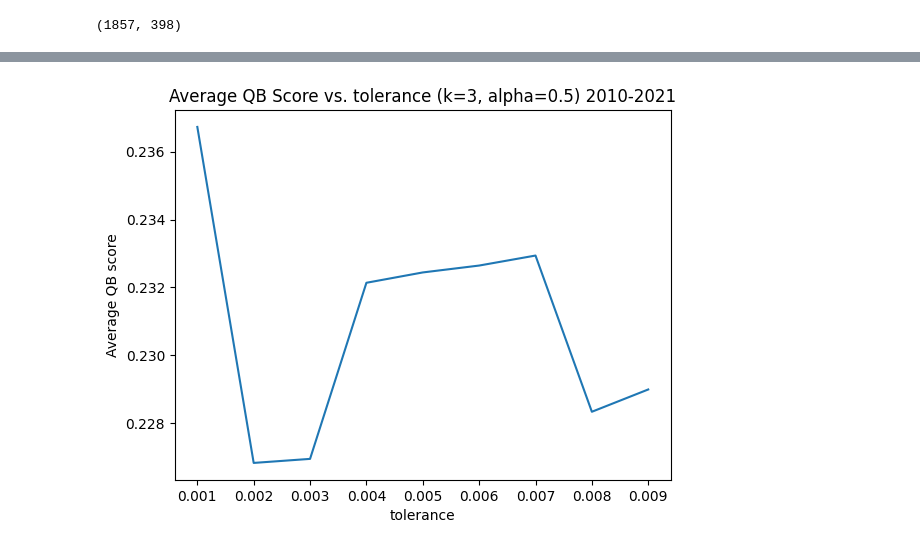
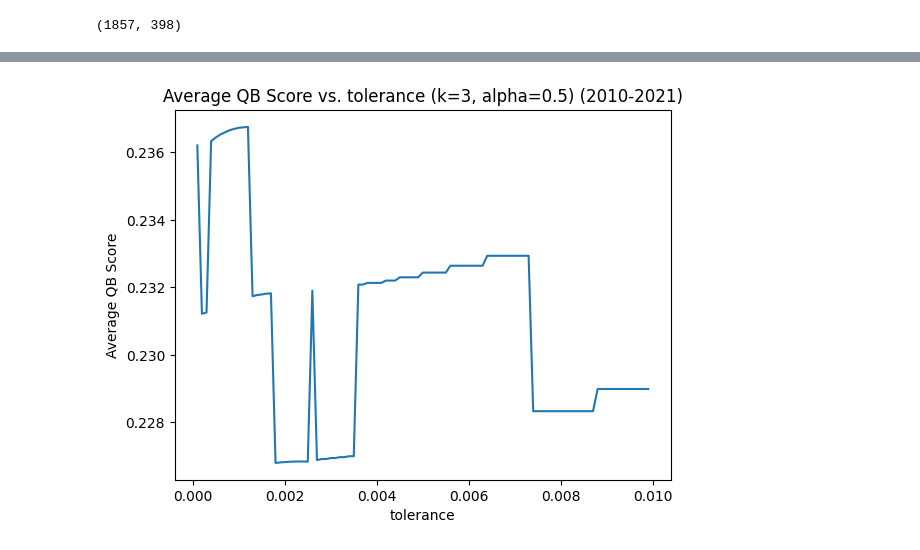
Before and after one commit to ChristopheBrown/nfl-ml, a Jupyter notebook: nfl_receiver-passer_pairs/nfl_w10_NMF_10_yrs.ipynb, the cells around one changed output, grey strips where cells are left out. Cells and saved outputs as stored; diff of their text form; code cells hidden in the pictures.

```diff
--- a/nfl_receiver-passer_pairs/nfl_w10_NMF_10_yrs.ipynb
+++ b/nfl_receiver-passer_pairs/nfl_w10_NMF_10_yrs.ipynb
@@ -289,7 +291,7 @@ plt.show()
 k_ranks = np.arange(3,15)  # The number of "receiver groups" to learn
 tolerance = 0.01 # Stopping condition for training. Smaller value = more training
 
-alpha_vals = np.arange(0, 1, 0.1)
+alpha_vals = np.arange(0, 1, 0.01)
 avg_qb_scores = []
 
 
@@ -340,7 +342,7 @@ for alpha in alpha_vals:
     for group in range(k):
 
 
-        print(f'GROUP {group} out of {k} k-rank group(s)')
+        print(f'GROUP {group+1} out of {k} k-rank group(s)')
 
         qb_rankings = df_H.loc[f'rec_group_{group}'].where(df_H.loc[f'rec_group_{group}'] > .5).dropna()
 
@@ -398,5 +400,5 @@ plt.show()
 # %%
-tolerances = np.arange(0.001, 0.01, 0.001) # Stopping condition for training. Smaller value = more training
+tolerances = np.arange(0.0001, 0.01, 0.0001) # Stopping condition for training. Smaller value = more training
 
 alpha = 0.5
 avg_qb_scores = []
@@ -448,7 +450,7 @@ for tol in tolerances:
     for group in range(k):
 
 
-        print(f'GROUP {group} out of {k} k-rank group(s)')
+        print(f'GROUP {group+1} out of {k} k-rank group(s)')
 
         qb_rankings = df_H.loc[f'rec_group_{group}'].where(df_H.loc[f'rec_group_{group}'] > .5).dropna()
 
@@ -496,10 +498,10 @@ Receivers: ['D.Driver', 'H.Ward', 'P.Burress', 'A.Randle El', 'M.Moore', 'R.Gran
 # %%
 fig = plt.figure()
 ax = plt.axes()
 ax.plot(tolerances, avg_qb_scores)
 plt.xlabel('tolerance')
-plt.ylabel('Average QB score')
-plt.title(f'Average QB Score vs. tolerance (k=3, alpha=0.5) {time_period[0]}-{time_period[-1]}')
+plt.ylabel('Average QB Score')
+plt.title(f'Average QB Score vs. tolerance (k=3, alpha=0.5) ({time_period[0]}-{time_period[-1]})')
 plt.show()
 # %% [output]
-[figure, old version]
+[figure, new version]
```
Also changed, not shown: parts of 8 cells of this notebook, 2 other files.
